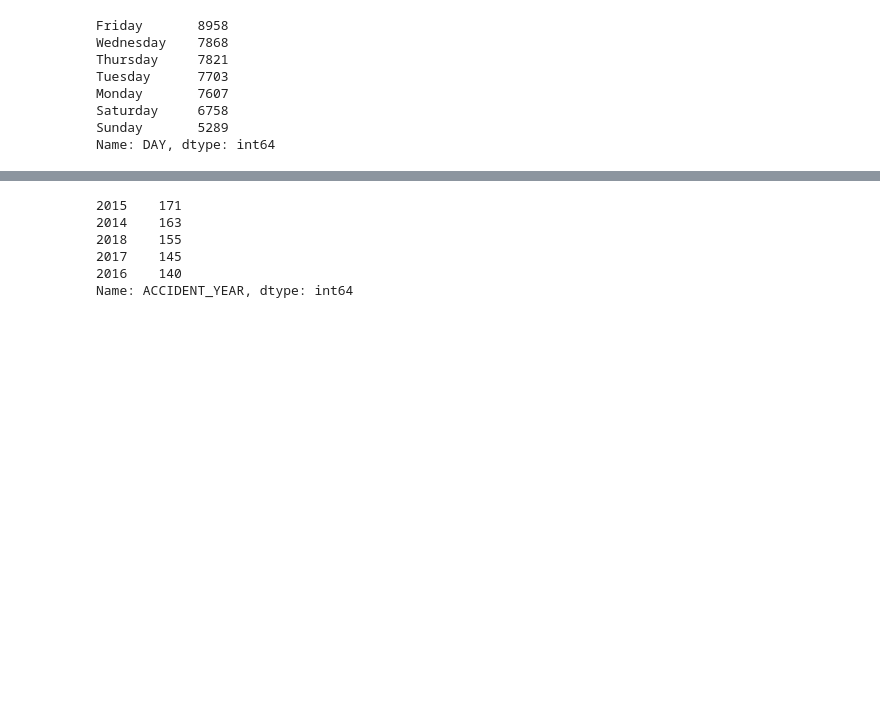
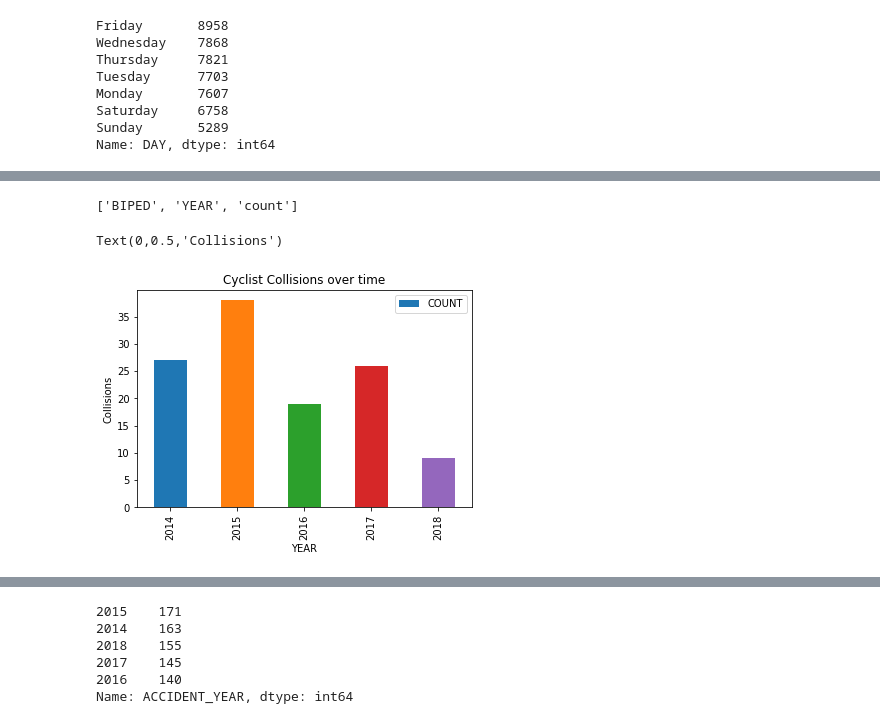
Before and after one commit to UNCG-CSE/GSBO_City_Collision_Data_Analysis, a Jupyter notebook: src/Pedestrian.ipynb, the cells around one changed output, grey strips where cells are left out. Cells and saved outputs as stored; diff of their text form; code cells hidden in the pictures; blank space fills up the shorter version.

```diff
--- a/src/Pedestrian.ipynb
+++ b/src/Pedestrian.ipynb
@@ -380,0 +384,3 @@ noped_data = all_data[all_data.PEDESTRIAN_REL == 'NO']
+# %%
+df=all_data.groupby(['BIPED','YEAR']).OBJECTID.count().to_frame(name='COUNT').reset_index()
+type(df)
@@ -380,0 +408,11 @@ noped_data = all_data[all_data.PEDESTRIAN_REL == 'NO']
+# %%
+list(df)
+# %% [output]
+['BIPED', 'YEAR', 'count']
+# %%
+df[df.BIPED == 'B'].plot.bar(x='YEAR', y='COUNT')
+plt.title('Cyclist Collisions over time')
+plt.ylabel('Collisions')
+# %% [output]
+Text(0,0.5,'Collisions')
+[figure, added]
```
Also changed, not shown: parts of 44 cells of this notebook.
